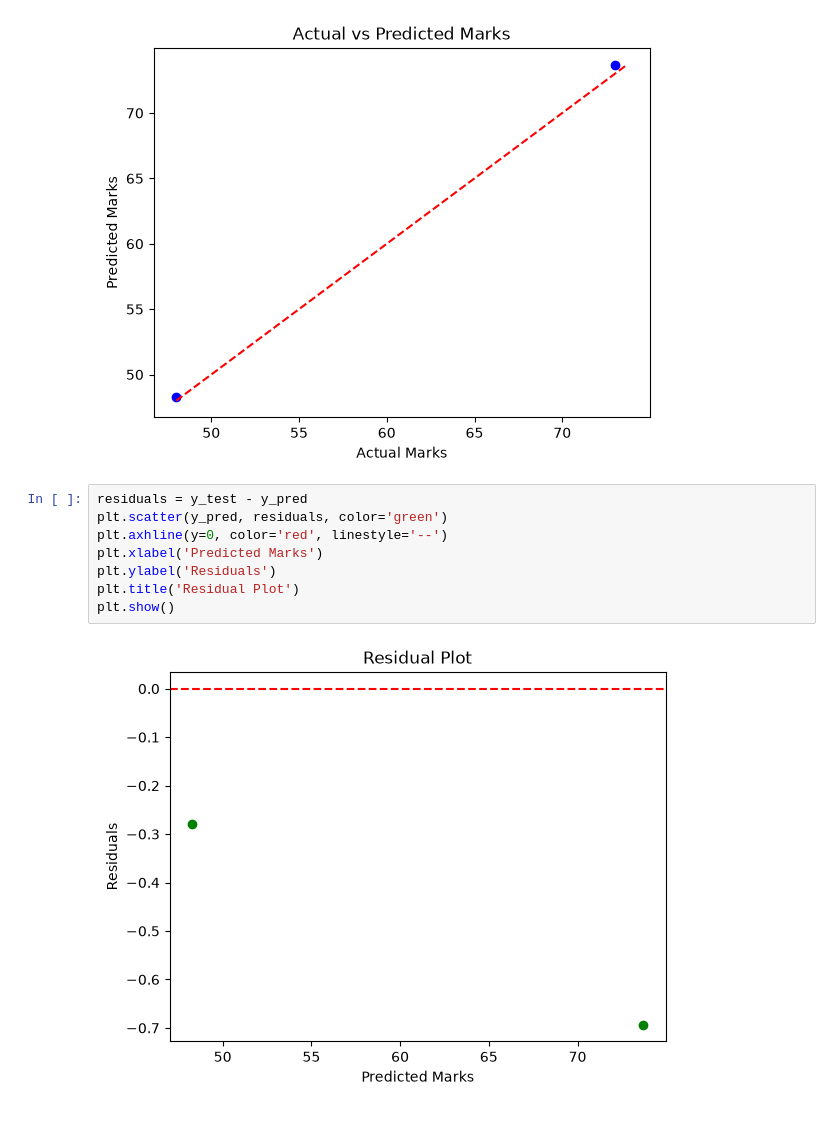
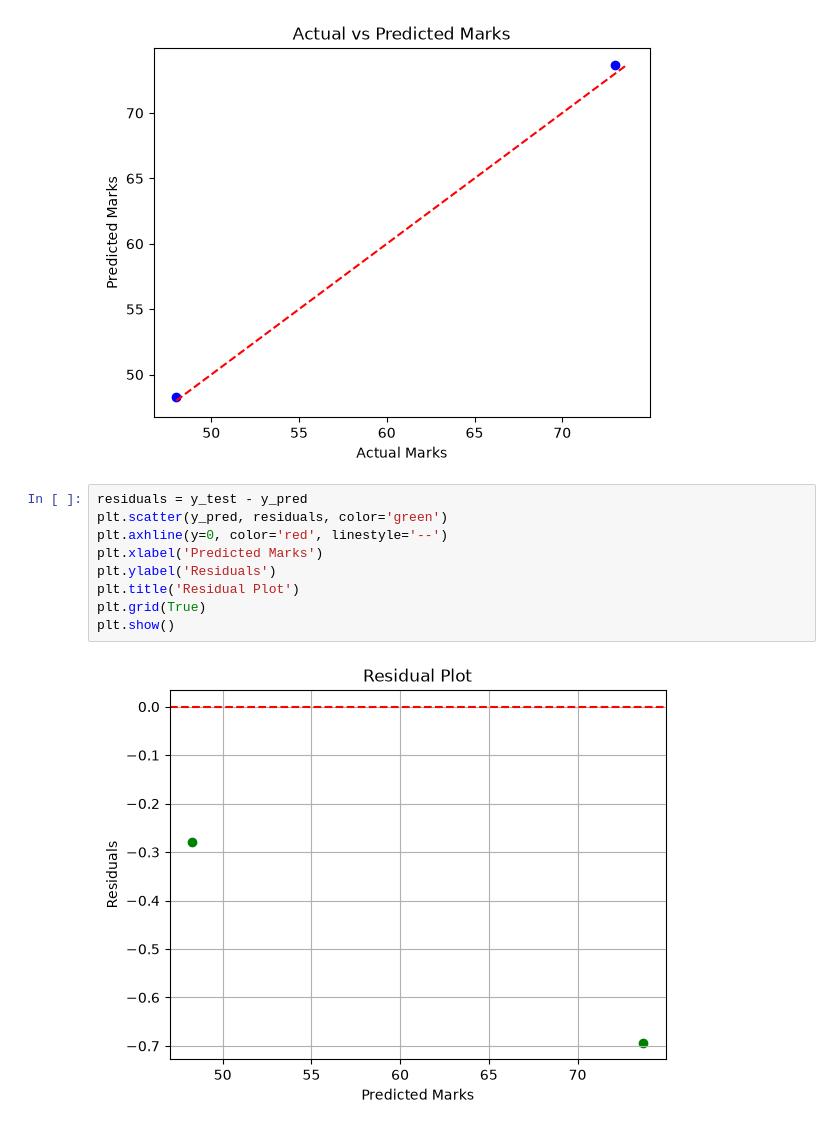
Before and after one commit to KandukuruHarshitha/AML, a Jupyter notebook: Assignments/Assignment_Regression/assignment2.ipynb, the cells around one changed output. Drawn from its saved outputs; the diff is of its cells as text.

```diff
--- a/Assignments/Assignment_Regression/assignment2.ipynb
+++ b/Assignments/Assignment_Regression/assignment2.ipynb
@@ -64,10 +64,11 @@ plt.show()
 # %%
 residuals = y_test - y_pred
 plt.scatter(y_pred, residuals, color='green')
 plt.axhline(y=0, color='red', linestyle='--')
 plt.xlabel('Predicted Marks')
 plt.ylabel('Residuals')
 plt.title('Residual Plot')
+plt.grid(True)
 plt.show()
 # %% [output]
-[figure, old version]
+[figure, new version]
```
Also changed, not shown: 4 other files.
